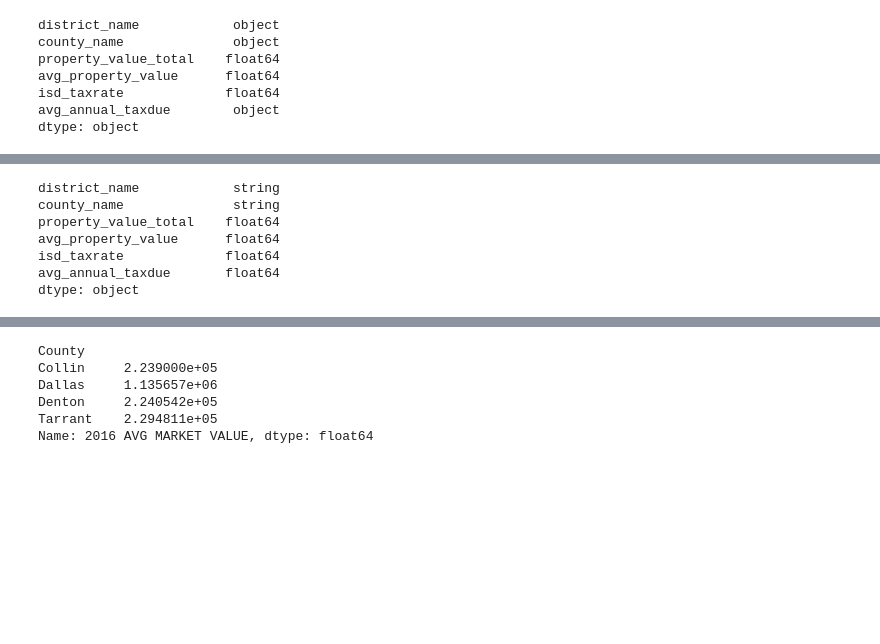
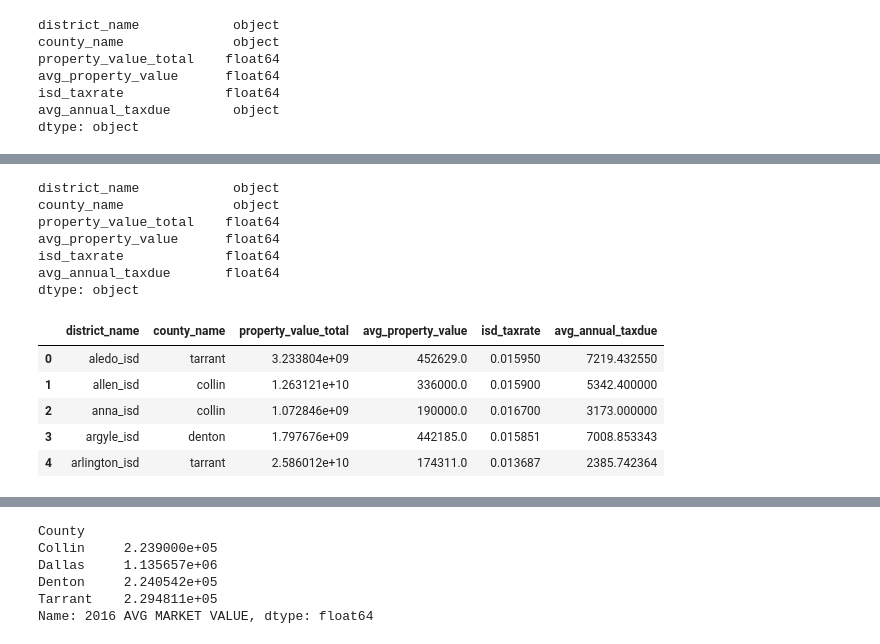
Before and after one commit to rimpi1612/DFW-Real-Estate-and-ISD-s, a Jupyter notebook: ISD_Base_House_Price_Analysis.ipynb, the cells around one changed output, grey strips where cells are left out. Saved outputs shown, nothing was run; the diff lists cells and outputs as text; code cells hidden in the pictures; blank space fills up the shorter version.

```diff
--- a/ISD_Base_House_Price_Analysis.ipynb
+++ b/ISD_Base_House_Price_Analysis.ipynb
@@ -174,7 +240,7 @@ dtype: object
 # %%
 isd_2017_df =  isd_data[['district_name','county_name','2017_property_value_total', '2017_avg_property_value','2017_isd_taxrate', '2017_avg_annual_taxdue']]
 # %%
-isd_2017_df = isd_2016_df.rename(columns = {
+isd_2017_df = isd_2017_df.rename(columns = {
     "2017_property_value_total": "property_value_total",
     "2017_avg_property_value": "avg_property_value",
     "2017_isd_taxrate":"isd_taxrate",
@@ -183,13 +249,22 @@ isd_2017_df = isd_2016_df.rename(columns = {
 # %%
 isd_2017_df.dtypes
 # %% [output]
-district_name            string
-county_name              string
+district_name            object
+county_name              object
 property_value_total    float64
 avg_property_value      float64
 isd_taxrate             float64
 avg_annual_taxdue       float64
 dtype: object
+# %%
+isd_2017_df.head()
+# %% [output]
+|  | district_name | county_name | property_value_total | avg_property_value | isd_taxrate | avg_annual_taxdue |
+| 0 | aledo_isd | tarrant | 3.233804e+09 | 452629.0 | 0.015950 | 7219.432550 |
+| 1 | allen_isd | collin | 1.263121e+10 | 336000.0 | 0.015900 | 5342.400000 |
+| 2 | anna_isd | collin | 1.072846e+09 | 190000.0 | 0.016700 | 3173.000000 |
+| 3 | argyle_isd | denton | 1.797676e+09 | 442185.0 | 0.015851 | 7008.853343 |
+| 4 | arlington_isd | tarrant | 2.586012e+10 | 174311.0 | 0.013687 | 2385.742364 |
 # %%
 isd_2018_df =  isd_data[['district_name','county_name','2018_property_value_total', '2018_avg_property_value','2018_isd_taxrate', '2018_avg_annual_taxdue']]
 # %%
```
Also changed, not shown: parts of 50 cells of this notebook.
